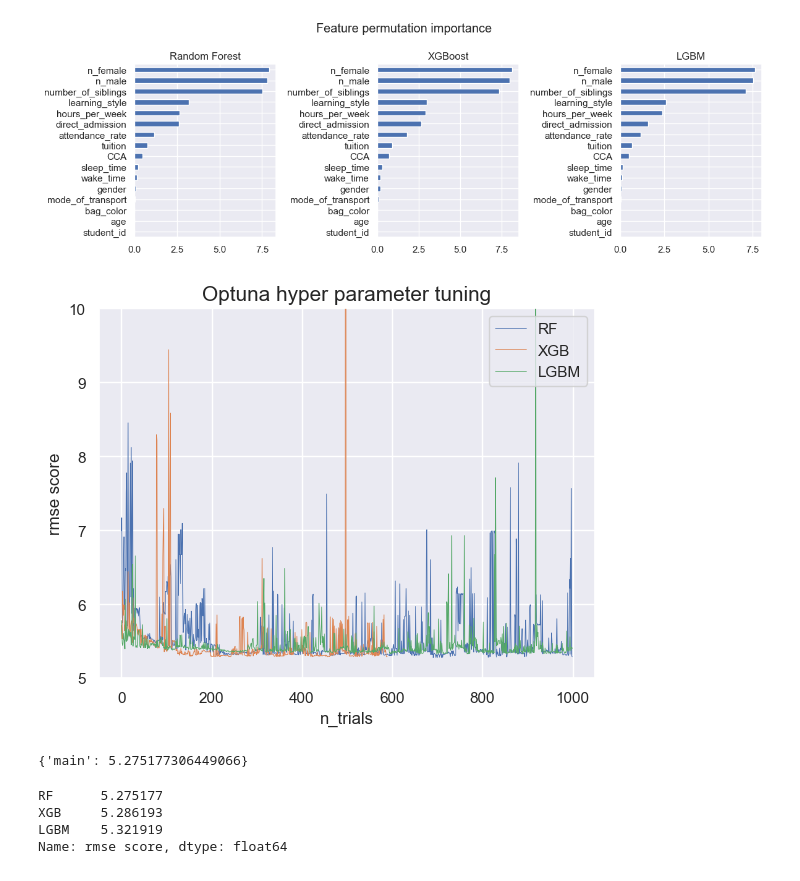
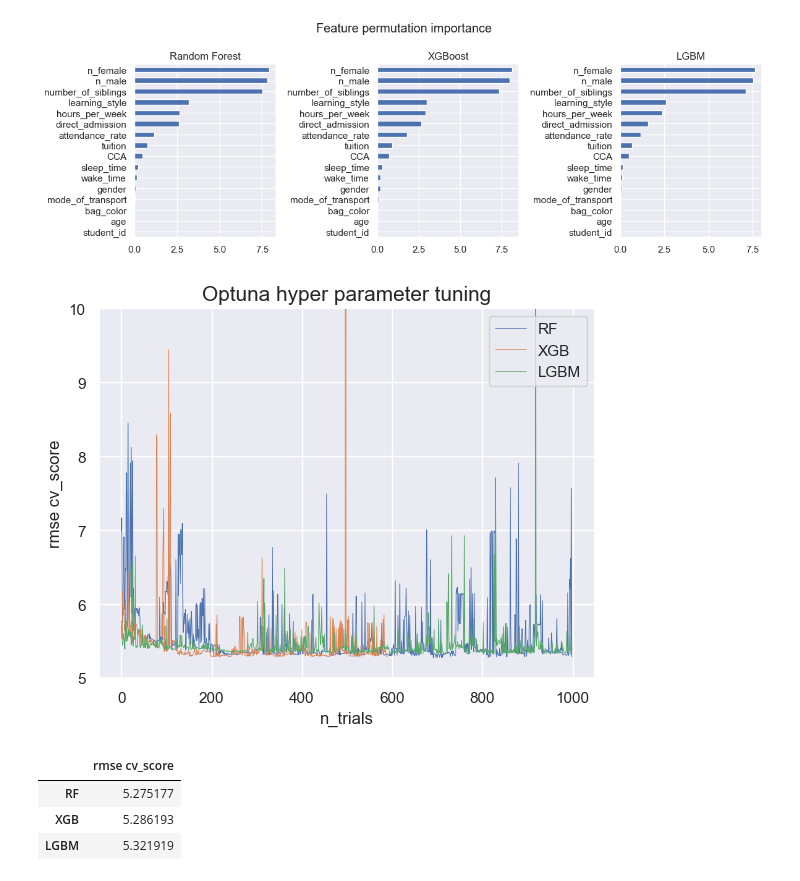
Before and after one commit to ustcer1984/Data-analytics-projects, a Jupyter notebook: p004 student score prediction/model_comparison.ipynb, the cells around one changed output. Cells and saved outputs as stored; diff of their text form; code cells hidden in the pictures.

```diff
--- a/p004 student score prediction/model_comparison.ipynb
+++ b/p004 student score prediction/model_comparison.ipynb
@@ -65,28 +65,24 @@ LGBM_study = LGBM.__pipe_registry__[('main', '4')]['study']
 # %%
 RF_tune = [x.values[0] for x in RF_study.trials]
 plt.plot(RF_tune, label='RF', lw=0.5)
 XGB_tune = [x.values[0] for x in XGB_study.trials]
 plt.plot(XGB_tune, label='XGB', lw=0.5)
 LGBM_tune = [x.values[0] for x in LGBM_study.trials]
 plt.plot(LGBM_tune, label='LGBM', lw=0.5)
 plt.legend()
 plt.ylim(5, 10)
 plt.xlabel('n_trials')
-plt.ylabel('rmse score')
+plt.ylabel('rmse cv_score')
 plt.title('Optuna hyper parameter tuning', fontsize = 15)
 plt.show()
 # %% [output]
-[figure, old version]
+[figure, new version]
-# %%
-RF.score
-# %% [output]
-{'main': 5.275177306449066}
 # %%
 scores = [RF.score['main'], XGB.score['main'], LGBM.score['main']]
-scores = pd.Series(scores, ['RF', 'XGB', 'LGBM'], name='rmse score')
-scores
+scores = pd.Series(scores, ['RF', 'XGB', 'LGBM'], name='rmse cv_score')
+scores.to_frame()
 # %% [output]
-RF      5.275177
-XGB     5.286193
-LGBM    5.321919
-Name: rmse score, dtype: float64
+|  | rmse cv_score |
+| RF | 5.275177 |
+| XGB | 5.286193 |
+| LGBM | 5.321919 |
```
Also changed, not shown: parts of 1 cell of this notebook.
